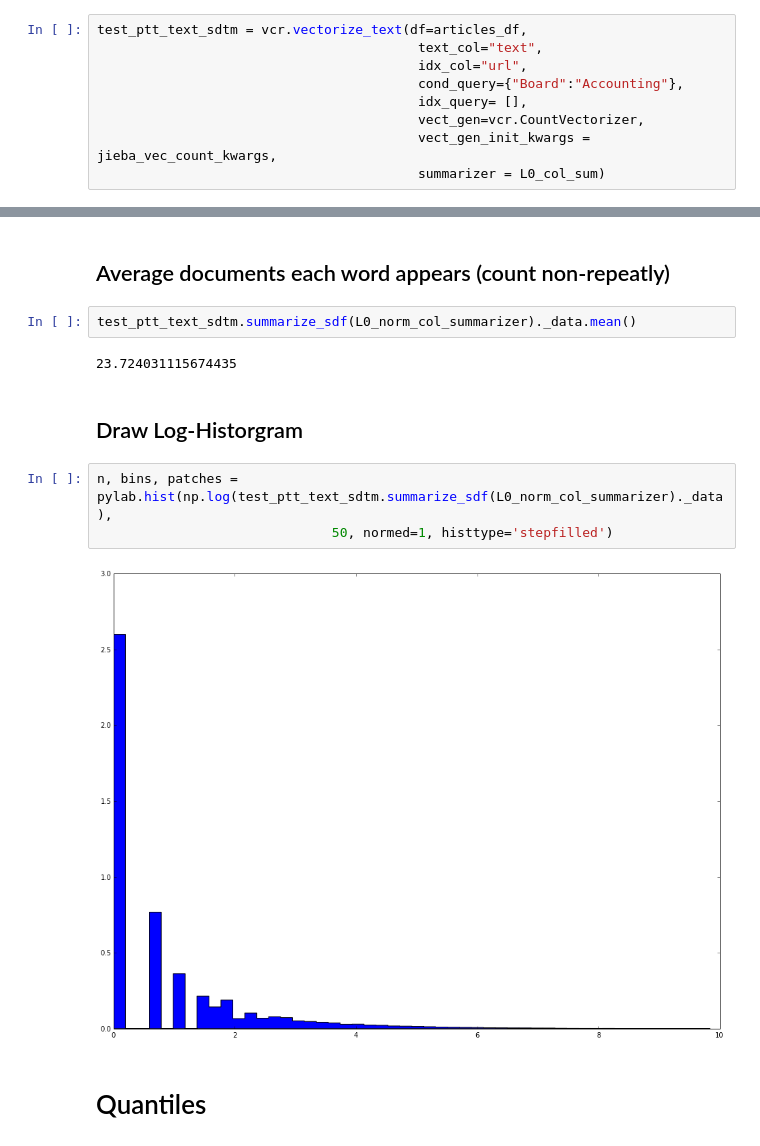
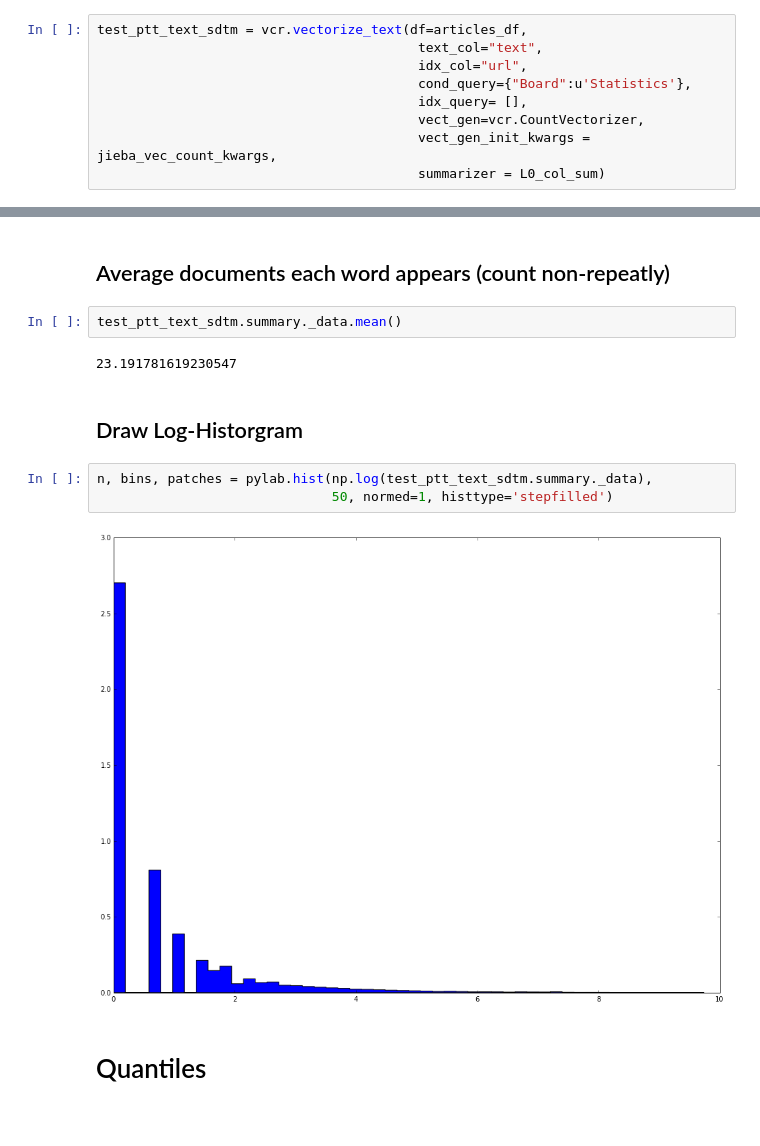
Before and after one commit to c3h3/PlaYnlp, a Jupyter notebook: ipynbs/HelloPlaYnlp_demo_sdfs_sdtm.ipynb, the cells around one changed output, grey strips where cells are left out. Cells and saved outputs as stored; diff of their text form.

```diff
--- a/ipynbs/HelloPlaYnlp_demo_sdfs_sdtm.ipynb
+++ b/ipynbs/HelloPlaYnlp_demo_sdfs_sdtm.ipynb
@@ -224,7 +226,7 @@ articles_df.groupby("Board").groups.keys()
 test_ptt_text_sdtm = vcr.vectorize_text(df=articles_df,
                                          text_col="text",
                                          idx_col="url",
-                                         cond_query={"Board":"Accounting"},
+                                         cond_query={"Board":u'Statistics'},
                                          idx_query= [],
                                          vect_gen=vcr.CountVectorizer,
                                          vect_gen_init_kwargs = jieba_vec_count_kwargs,
@@ -387,16 +412,16 @@ test_ptt_text_sdtm.summarize_sdf(L0_norm_col_summarizer)
 # %% [markdown]
 ## Average documents each word appears (count non-repeatly)
 # %%
-test_ptt_text_sdtm.summarize_sdf(L0_norm_col_summarizer)._data.mean()
+test_ptt_text_sdtm.summary._data.mean()
 # %% [output]
-23.724031115674435
+23.191781619230547
 # %% [markdown]
 ## Draw Log-Historgram
 # %%
-n, bins, patches = pylab.hist(np.log(test_ptt_text_sdtm.summarize_sdf(L0_norm_col_summarizer)._data),
+n, bins, patches = pylab.hist(np.log(test_ptt_text_sdtm.summary._data),
                               50, normed=1, histtype='stepfilled')
 # %% [output]
-[figure, old version]
+[figure, new version]
 # %% [markdown]
 # Quantiles
 # %%
```
Also changed, not shown: parts of 57 cells of this notebook.
